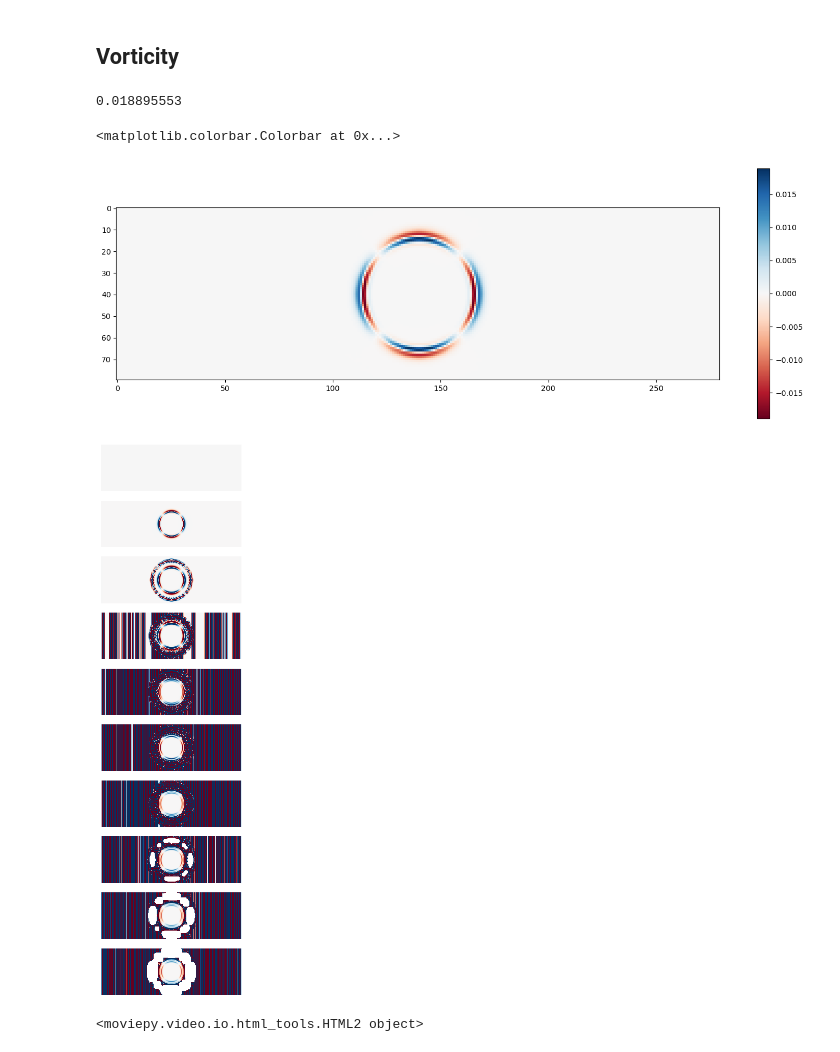
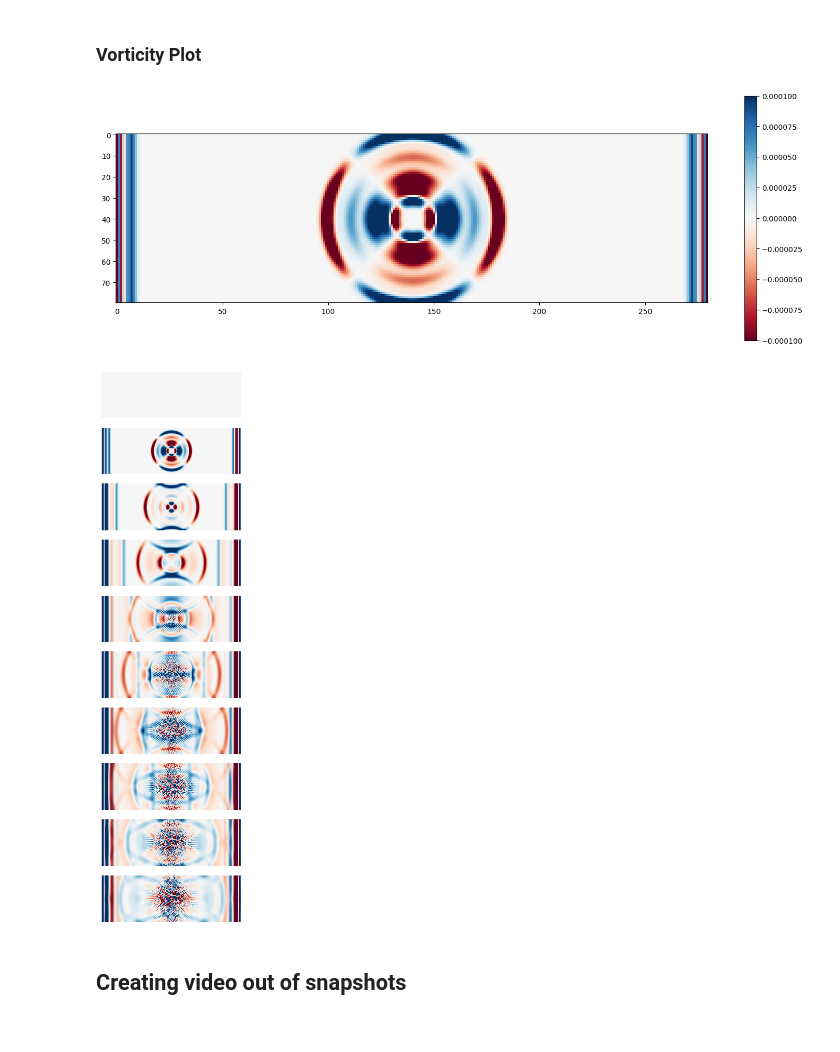
Before and after one commit to dic-case-studies/cg-lbm, a Jupyter notebook: notebooks/Color Gradient Lattice Boltzman Method.ipynb, the cells around one changed output. Drawn from its saved outputs; the diff is of its cells as text; code cells hidden in the pictures.

Commit message:
Maneesh/Ravinder: Fix formula in handle_obstacle, update notebooks with new plots and cell descriptions

```diff
--- a/notebooks/Color Gradient Lattice Boltzman Method.ipynb
+++ b/notebooks/Color Gradient Lattice Boltzman Method.ipynb
@@ -53,6 +55,4 @@ phase_field = phase_field.at[drop].set(1.0)
 # %%
-#### change to code when running
 distanceFromCenter = jnp.sqrt((X - center[0]) ** 2 + (Y - center[1]) ** 2)
 
-# phase_field = 0.5 * (1.0 + jnp.tanh((distanceFromCenter - radius) * 2.0 / system.width))
-phase_field = 0.0 * (1.0 + jnp.tanh((distanceFromCenter - radius) * 2.0 / system.width))
+phase_field = 0.5 * (1.0 + jnp.tanh((distanceFromCenter - radius) * 2.0 / system.width))
@@ -112,4 +122,4 @@ state = State(
 # %%
-nr_iter = 10
-nr_snapshots = 10
+nr_iter = 2000
+nr_snapshots = 100
 final_step = multi_step_simulation(system, state, nr_iter, nr_snapshots)
@@ -134,0 +175,15 @@ vorticity = (
+# %%
+n = 8
+samples = 100
+
+xsize = ux_final[0].shape[0]
+ysize = ux_final[0].shape[1]
+Y, X = np.meshgrid(np.arange(ysize), np.arange(xsize))
+
+fig, axes = plt.subplots(n, 1, figsize=(14, 14))
+[ax.axis('off') for ax in axes]
+
+# axes[0].cmap
+# fig.colorbar()
+for i in range(min(n, nr_snapshots)):
+    axes[i].streamplot(Y, X, ux_final[i], uy_final[i])
@@ -157,37 +214,30 @@ plt.quiver(xx, yy, u, v)
 # %% [markdown]
-## Vorticity
+### Vorticity Plot
 # %%
 plt.figure(figsize=(18, 6))
 
 frame = vorticity[1]
 
-this_vmax = np.max(abs(frame))
-
-print(this_vmax)
-
-norm = clr.Normalize(vmin=-this_vmax, vmax=this_vmax)
-
-# plt.axis('off')
-plt.imshow(frame[10:-10, 10:-10], cmap='RdBu', norm=norm);
+plt.imshow(frame[10:-10, 10:-10], cmap='RdBu')
 plt.colorbar()
-# plt.clim(-.001, .001)
+plt.clim(-.0001, .0001)
 # %% [output]
-0.018895553
-<matplotlib.colorbar.Colorbar at 0x...>
-[figure, old version]
+[figure, new version]
 # %%
 n = 10
 samples = 100
 fig, axes = plt.subplots(n, 1, figsize=(14, 14))
 [ax.axis('off') for ax in axes]
 
 # axes[0].cmap
 # fig.colorbar()
-axes[0].imshow(vorticity[0], cmap='RdBu', vmin=-0.01, vmax=0.01)
+axes[0].imshow(vorticity[0], cmap='RdBu', vmin=-0.0001, vmax=0.0001)
 for i in range(min(n-1, len(vorticity)-1)):
-    axes[i+1].imshow(vorticity[i + 1], cmap='RdBu', vmin=-0.01, vmax=0.01)
+    axes[i+1].imshow(vorticity[i + 1], cmap='RdBu', vmin=-0.0001, vmax=0.0001)
 # %% [output]
-[figure, old version]
+[figure, new version]
+# %% [markdown]
+## Creating video out of snapshots
 # %%
 import matplotlib.cm
 import matplotlib.colors
@@ -215,11 +262,0 @@ images = make_images(vorticity, vmax=0.0001)
-# %%
-from functools import partial
-import proglog
-import skimage.filters
-from moviepy.editor import ImageSequenceClip
-
-# Show Movie
-proglog.default_bar_logger = partial(proglog.default_bar_logger, None)
-ImageSequenceClip([np.array(im) for im in images], fps=2).ipython_display()
-# %% [output]
-<moviepy.video.io.html_tools.HTML2 object>
```
Also changed, not shown: parts of 41 cells of this notebook, 3 other files.
